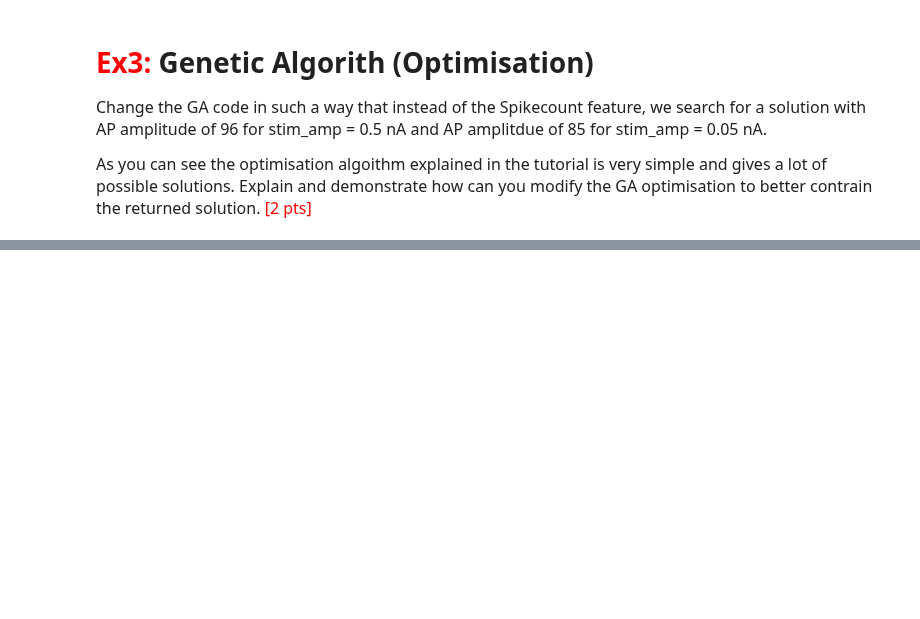
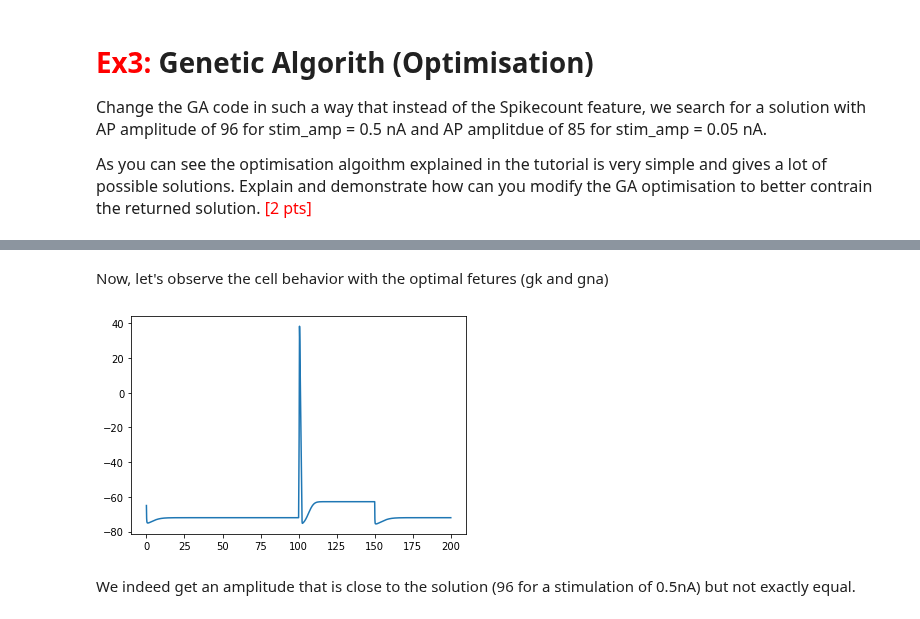
Before and after one commit to AlbrechtAlice/In-Silico-Neuroscience, a Jupyter notebook: Week5_HomeWork.ipynb, the cells around one changed output, grey strips where cells are left out. Saved outputs shown, nothing was run; the diff lists cells and outputs as text; code cells hidden in the pictures; blank space fills up the shorter version.

```diff
--- a/Week5_HomeWork.ipynb
+++ b/Week5_HomeWork.ipynb
@@ -107,0 +433,36 @@ IPython.display.HTML(json2html.convert(json=feature_values))
+# %% [markdown]
+Now, let's observe the cell behavior with the optimal fetures (gk and gna)
+# %%
+soma.insert('hh')
+for seg in soma:
+    seg.hh.gnabar = 0.56  # Sodium conductance in S/cm2. [0, 1]
+    seg.hh.gkbar = 0.97 # Potassium conductance in S/cm2. [0, 1]
+
+
+stim = h.IClamp(soma(0.5))
+stim.delay = 100   # stim delay (ms)
+stim.dur = 50     # stim duration (ms)
+stim.amp = 0.5    # stim amplitude (nA)
+# Initialize NEURON vectors to record time, voltage and current
+# time vector
+rec_t = h.Vector()
+rec_t.record(h._ref_t)
+# membrame potential vector
+rec_v_soma = h.Vector()
+rec_v_soma.record(soma(0.5)._ref_v)
+# current
+rec_i = h.Vector()
+rec_i.record(stim._ref_i)
+# Initialize and run a simulation
+h.load_file('stdrun.hoc')
+h.finitialize(-65)
+h.continuerun(200)
+
+
+fig=plt.figure()
+plt.plot(rec_t, rec_v_soma)
+plt.show()
+# %% [output]
+[figure, added]
+# %% [markdown]
+We indeed get an amplitude that is close to the solution (96 for a stimulation of 0.5nA) but not exactly equal.
```
Also changed, not shown: parts of 14 cells of this notebook, 1 other file.
